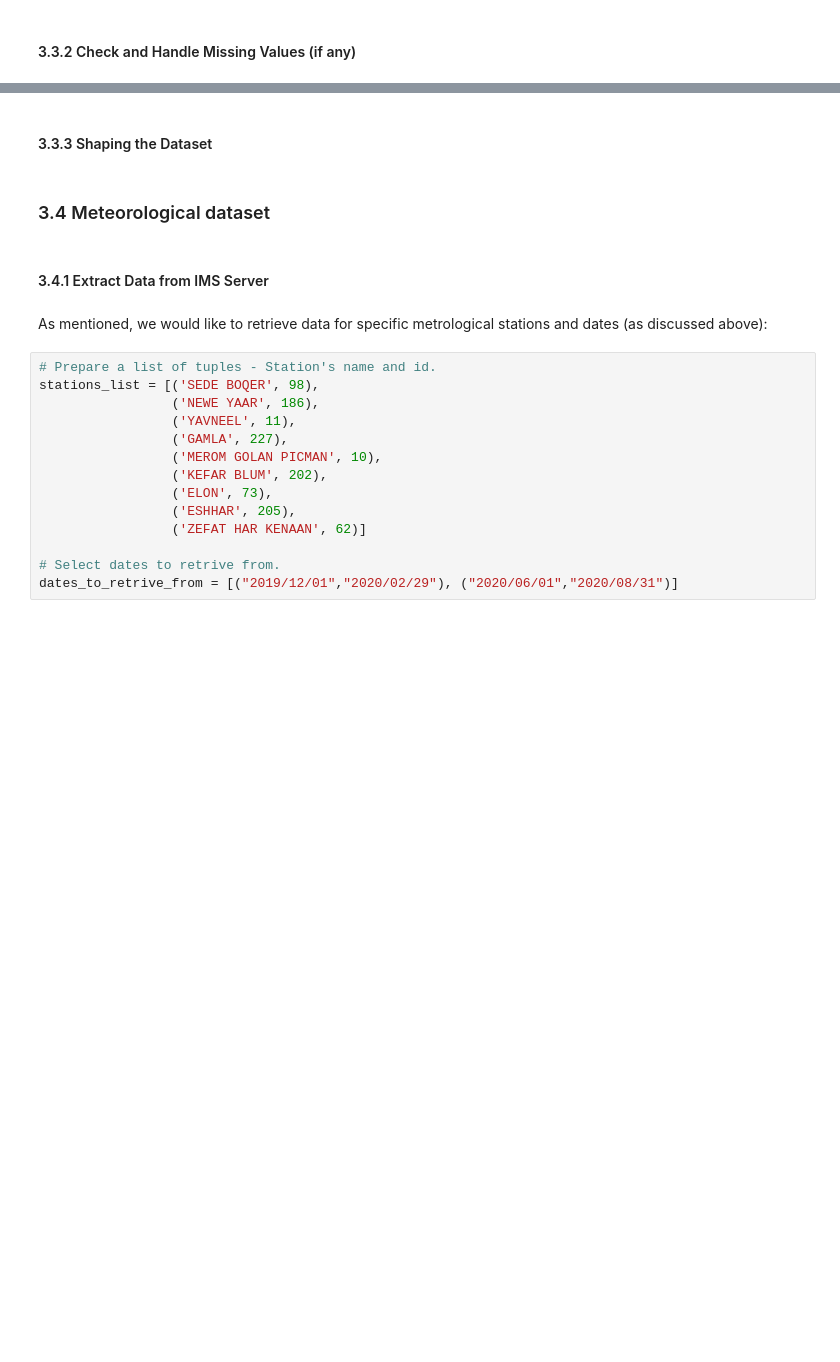
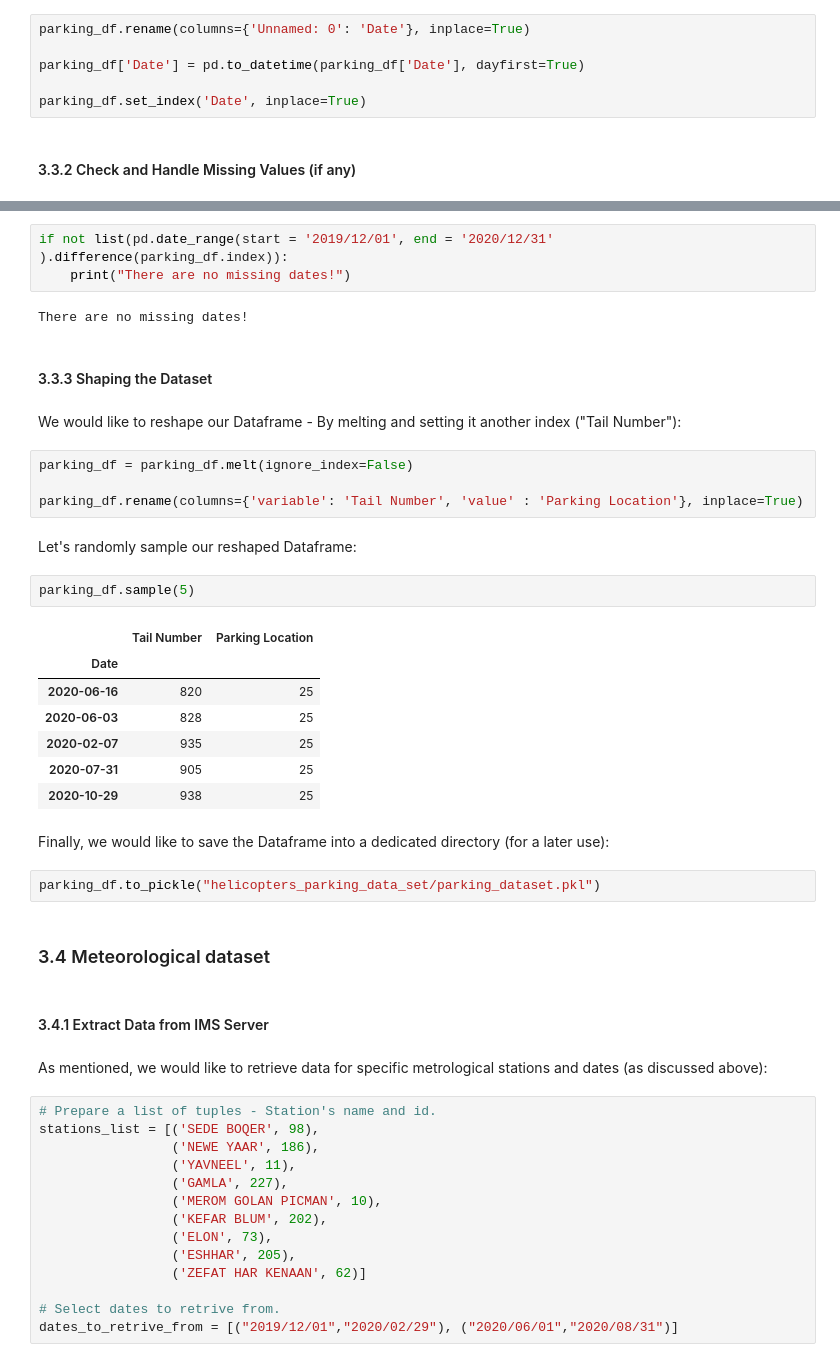
Before and after one commit to elront/Data_Science_Project_Proposal, a Jupyter notebook: Data_science_workshop_project_proposal.ipynb, the cells around one changed output, grey strips where cells are left out. Cells and saved outputs as stored; diff of their text form; blank space fills up the shorter version.

```diff
--- a/Data_science_workshop_project_proposal.ipynb
+++ b/Data_science_workshop_project_proposal.ipynb
@@ -346,2 +368,8 @@ Note - The following missing subsections will be added to the final project's ta
+# %%
+parking_df.rename(columns={'Unnamed: 0': 'Date'}, inplace=True)
+
+parking_df['Date'] = pd.to_datetime(parking_df['Date'], dayfirst=True)
+
+parking_df.set_index('Date', inplace=True)
 # %% [markdown]
 #### 3.3.2 Check and Handle Missing Values (if any)
@@ -348,5 +438,32 @@ Note - The following missing subsections will be added to the final project's ta
+# %%
+if not list(pd.date_range(start = '2019/12/01', end = '2020/12/31' ).difference(parking_df.index)):
+    print("There are no missing dates!")
+# %% [output]
+There are no missing dates!
 # %% [markdown]
 #### 3.3.3 Shaping the Dataset
+# %% [markdown]
+We would like to reshape our Dataframe - By melting and setting it another index ("Tail Number"):
+# %%
+parking_df = parking_df.melt(ignore_index=False)
+
+parking_df.rename(columns={'variable': 'Tail Number', 'value' : 'Parking Location'}, inplace=True)
+# %% [markdown]
+Let's randomly sample our reshaped Dataframe:
+# %%
+parking_df.sample(5)
+# %% [output]
+|  | Tail Number | Parking Location |
+| Date |  |  |
+| 2020-06-16 | 820 | 25 |
+| 2020-06-03 | 828 | 25 |
+| 2020-02-07 | 935 | 25 |
+| 2020-07-31 | 905 | 25 |
+| 2020-10-29 | 938 | 25 |
+# %% [markdown]
+Finally, we would like to save the Dataframe into a dedicated directory (for a later use):
+# %%
+parking_df.to_pickle("helicopters_parking_data_set/parking_dataset.pkl")
 # %% [markdown]
 ### 3.4 Meteorological dataset
 # %% [markdown]
```
Also changed, not shown: parts of 18 cells of this notebook, 6 other files.
